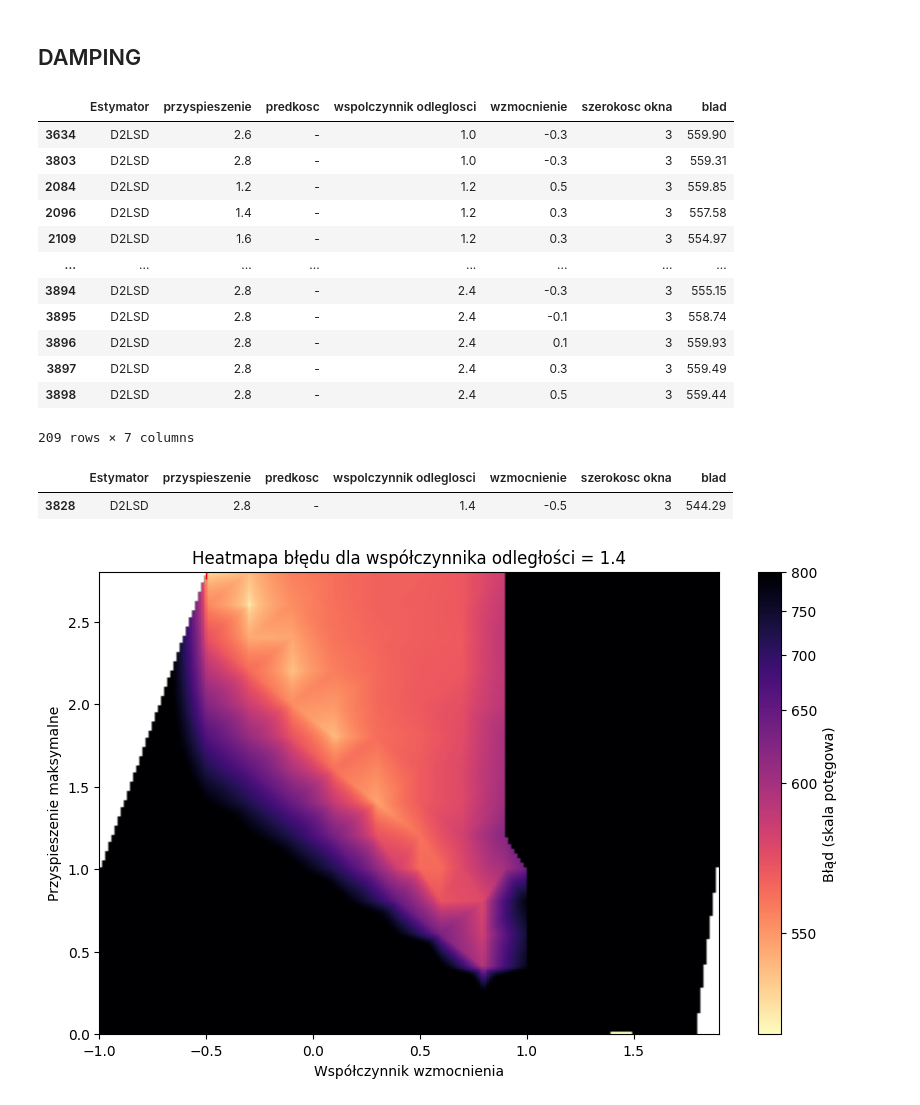
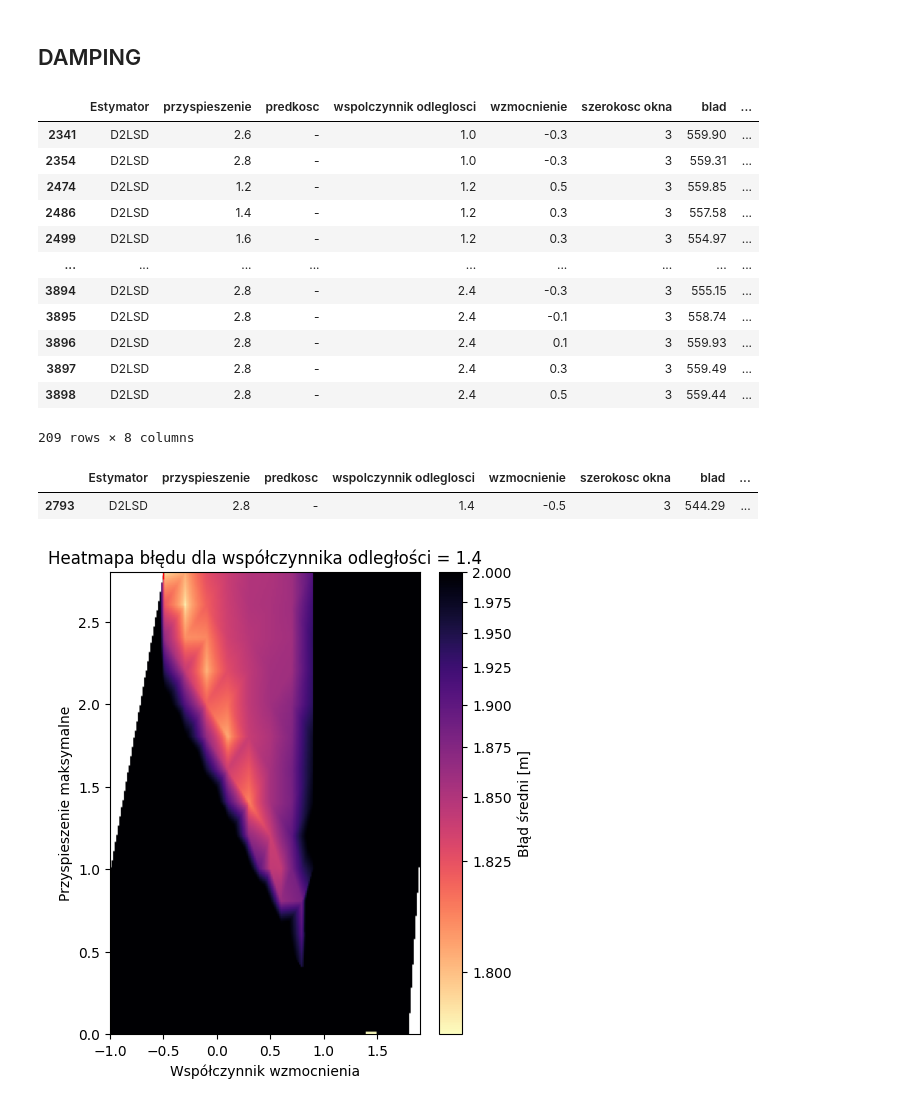
Before and after one commit to Korius668/BLE_Indoor_localization, a Jupyter notebook: notebooks/najlepsze_parametry.ipynb, the cells around one changed output. Cells and saved outputs as stored; diff of their text form; code cells hidden in the pictures.

```diff
--- a/notebooks/najlepsze_parametry.ipynb
+++ b/notebooks/najlepsze_parametry.ipynb
@@ -218,32 +221,33 @@ import pandas as pd
 df_d2lsd = pd.read_csv("../tables/D2LSD_test_results.csv")
 df_d2lsd.sort_values(by=['wspolczynnik odleglosci', 'predkosc', 'przyspieszenie', 'wzmocnienie','szerokosc okna'], inplace=True)
 df_d2lsd.drop_duplicates(inplace=True)
+df_d2lsd["blad sredni"] = df_d2lsd["blad"]/303
 df_d2lsd.to_csv("../tables/D2LSD_test_results.csv", index=False)
 # %%
 df_d2lsd =df_d2lsd[df_d2lsd['Estymator']=="D2LSD"]
 df_d2lsd[df_d2lsd["blad"] <560]
 # %% [output]
-|  | Estymator | przyspieszenie | predkosc | wspolczynnik odleglosci | wzmocnienie | szerokosc okna | blad |
-| 3634 | D2LSD | 2.6 | - | 1.0 | -0.3 | 3 | 559.90 |
-| 3803 | D2LSD | 2.8 | - | 1.0 | -0.3 | 3 | 559.31 |
-| 2084 | D2LSD | 1.2 | - | 1.2 | 0.5 | 3 | 559.85 |
-| 2096 | D2LSD | 1.4 | - | 1.2 | 0.3 | 3 | 557.58 |
-| 2109 | D2LSD | 1.6 | - | 1.2 | 0.3 | 3 | 554.97 |
-| ... | ... | ... | ... | ... | ... | ... | ... |
-| 3894 | D2LSD | 2.8 | - | 2.4 | -0.3 | 3 | 555.15 |
-| 3895 | D2LSD | 2.8 | - | 2.4 | -0.1 | 3 | 558.74 |
-| 3896 | D2LSD | 2.8 | - | 2.4 | 0.1 | 3 | 559.93 |
-| 3897 | D2LSD | 2.8 | - | 2.4 | 0.3 | 3 | 559.49 |
-| 3898 | D2LSD | 2.8 | - | 2.4 | 0.5 | 3 | 559.44 |
+|  | Estymator | przyspieszenie | predkosc | wspolczynnik odleglosci | wzmocnienie | szerokosc okna | blad | ... |
+| 2341 | D2LSD | 2.6 | - | 1.0 | -0.3 | 3 | 559.90 | ... |
+| 2354 | D2LSD | 2.8 | - | 1.0 | -0.3 | 3 | 559.31 | ... |
+| 2474 | D2LSD | 1.2 | - | 1.2 | 0.5 | 3 | 559.85 | ... |
+| 2486 | D2LSD | 1.4 | - | 1.2 | 0.3 | 3 | 557.58 | ... |
+| 2499 | D2LSD | 1.6 | - | 1.2 | 0.3 | 3 | 554.97 | ... |
+| ... | ... | ... | ... | ... | ... | ... | ... | ... |
+| 3894 | D2LSD | 2.8 | - | 2.4 | -0.3 | 3 | 555.15 | ... |
+| 3895 | D2LSD | 2.8 | - | 2.4 | -0.1 | 3 | 558.74 | ... |
+| 3896 | D2LSD | 2.8 | - | 2.4 | 0.1 | 3 | 559.93 | ... |
+| 3897 | D2LSD | 2.8 | - | 2.4 | 0.3 | 3 | 559.49 | ... |
+| 3898 | D2LSD | 2.8 | - | 2.4 | 0.5 | 3 | 559.44 | ... |
-209 rows × 7 columns
+209 rows × 8 columns
 # %%
 df_d2lsd =df_d2lsd[df_d2lsd['Estymator']=="D2LSD"]
 df_d2lsd =df_d2lsd[df_d2lsd['szerokosc okna']==3]
 best_damp = df_d2lsd[df_d2lsd["blad"] == df_d2lsd["blad"].min()]
 best_damp
 # %% [output]
-|  | Estymator | przyspieszenie | predkosc | wspolczynnik odleglosci | wzmocnienie | szerokosc okna | blad |
-| 3828 | D2LSD | 2.8 | - | 1.4 | -0.5 | 3 | 544.29 |
+|  | Estymator | przyspieszenie | predkosc | wspolczynnik odleglosci | wzmocnienie | szerokosc okna | blad | ... |
+| 2793 | D2LSD | 2.8 | - | 1.4 | -0.5 | 3 | 544.29 | ... |
 # %%
 import numpy as np
 import matplotlib.pyplot as plt
@@ -252,39 +256,39 @@ from scipy.interpolate import griddata
 df_d2lsd =df_d2lsd[df_d2lsd['wspolczynnik odleglosci']==best_damp['wspolczynnik odleglosci'].values[0]]
 x = df_d2lsd['wzmocnienie'].values
 y = df_d2lsd['przyspieszenie'].values
-z = df_d2lsd["blad"].astype(float).values
+z = df_d2lsd["blad sredni"].astype(float).values
 
 # Tworzymy siatkę
 xi = np.linspace(x.min(), x.max(), 200)
 yi = np.linspace(y.min(), y.max(), 200)
 Xi, Yi = np.meshgrid(xi, yi)
 
 # Interpolacja
 Zi = griddata((x, y), z, (Xi, Yi), method='linear')
 
 
-plt.figure(figsize=(10, 6))
+plt.figure(figsize=(5, 6))
 
 # Kluczowa zmiana: dodajemy parametr norm
-norm = colors.PowerNorm(gamma=0.4, vmin=z.min(), vmax=800)
+norm = colors.PowerNorm(gamma=0.5, vmin=z.min(), vmax=2)
 plt.imshow(Zi,
            extent=[x.min(), x.max(), y.min(), y.max()],
            origin='lower',
            cmap='magma_r',
            aspect='auto',
            norm=norm)
 
 cbar = plt.colorbar()
-cbar.set_label("Błąd (skala potęgowa)")
+cbar.set_label("Błąd średni [m]")
 
 # Reszta wykresu
 plt.scatter(best_damp['wzmocnienie'], best_damp['przyspieszenie'],
             marker="1", s=100, c="red", linewidth=1)
 
 plt.xlabel("Współczynnik wzmocnienia")
 plt.ylabel("Przyspieszenie maksymalne")
 plt.title(f"Heatmapa błędu dla współczynnika odległości = {best_damp['wspolczynnik odleglosci'].values[0]}")
 plt.show()
 # %% [output]
-[figure, old version]
+[figure, new version]
 # %%
```
Also changed, not shown: parts of 13 cells of this notebook, 26 other files.
